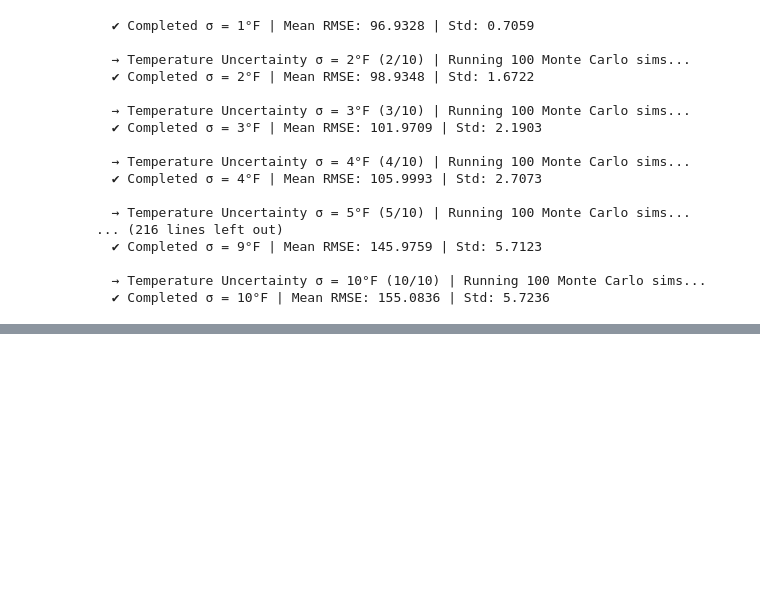
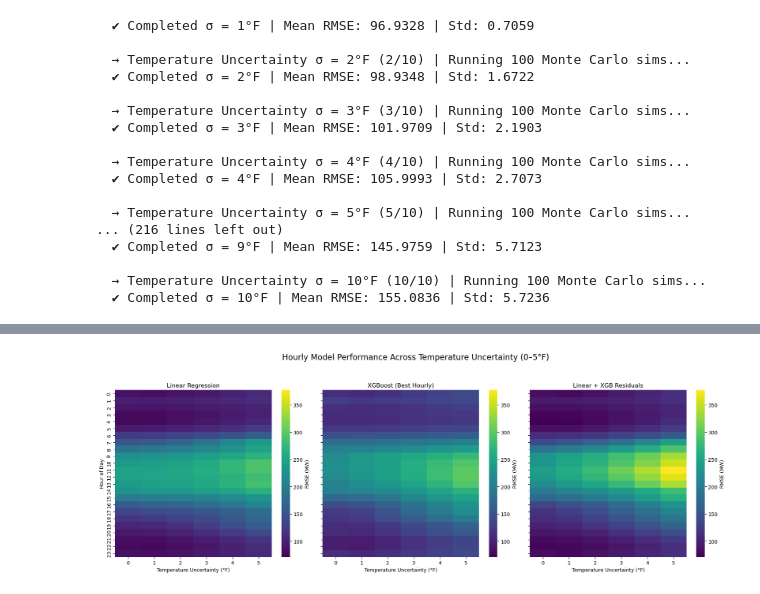
Before and after one commit to AmritpalSNijjar/load_forecasting, a Jupyter notebook: notebooks/day_ahead_model_analysis.ipynb, the cells around one changed output, grey strips where cells are left out. Cells and saved outputs as stored; diff of their text form; code cells hidden in the pictures; blank space fills up the shorter version.

```diff
--- a/notebooks/day_ahead_model_analysis.ipynb
+++ b/notebooks/day_ahead_model_analysis.ipynb
@@ -600,0 +797,54 @@ plt.show()
+# %%
+import pandas as pd
+import matplotlib.pyplot as plt
+import seaborn as sns
+
+# Read the data
+hour_df = pd.read_csv("../data/results/day_ahead_temp_uncertainty_filter_hour.csv")
+
+# Representative model classes
+model_class_names = ["linears", "xgb_best_per_hour", "lin_xgb_best_per_hour"]
+model_class_titles = {
+    "linears": "Linear Regression",
+    "xgb_best_per_hour": "XGBoost (Best Hourly)",
+    "lin_xgb_best_per_hour": "Linear + XGB Residuals"
+}
+
+# Filter for realistic temp uncertainty (0–5°F)
+hour_df_filtered = hour_df[hour_df['temp_uncertainty'] <= 5]
+
+# Compute global min and max RMSE for consistent colorbar
+vmin = hour_df_filtered['test_error'].min()
+vmax = hour_df_filtered['test_error'].max()
+
+# Plot one heatmap per model class
+fig, axes = plt.subplots(1, len(model_class_names), figsize=(18,6), sharey=True)
+
+for i, model_name in enumerate(model_class_names):
+    ax = axes[i]
+    df_model = hour_df_filtered[hour_df_filtered['model_name']==model_name].copy()
+
+    # Pivot: rows=Hour (0-23), columns=temp_uncertainty, values=RMSE
+    heatmap_data = df_model.pivot(index='Hour', columns='temp_uncertainty', values='test_error')
+
+    sns.heatmap(
+        heatmap_data,
+        ax=ax,
+        cmap='viridis',
+        annot=False,  # No numbers
+        vmin=vmin, vmax=vmax,  # Same color scale for all models
+        cbar_kws={'label':'RMSE (MW)'}
+    )
+
+    ax.set_title(model_class_titles[model_name])
+    ax.set_xlabel("Temperature Uncertainty (°F)")
+    if i == 0:
+        ax.set_ylabel("Hour of Day")
+    else:
+        ax.set_ylabel("")
+
+plt.suptitle("Hourly Model Performance Across Temperature Uncertainty (0–5°F)", fontsize=16, y=1.05)
+plt.tight_layout()
+plt.show()
+# %% [output]
+[figure, added]
```
Also changed, not shown: parts of 8 cells of this notebook, 6 other files.
